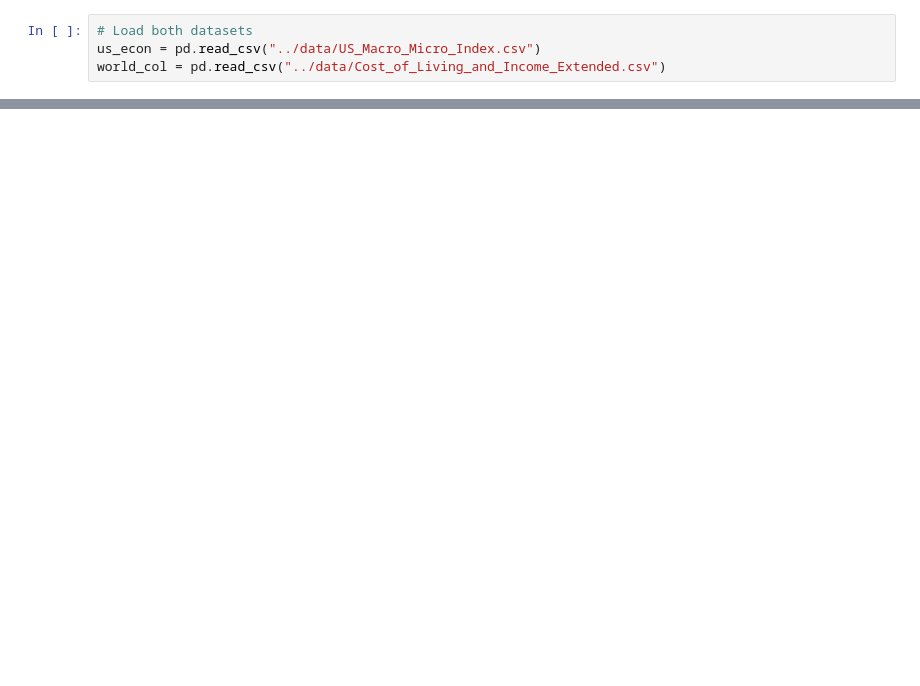
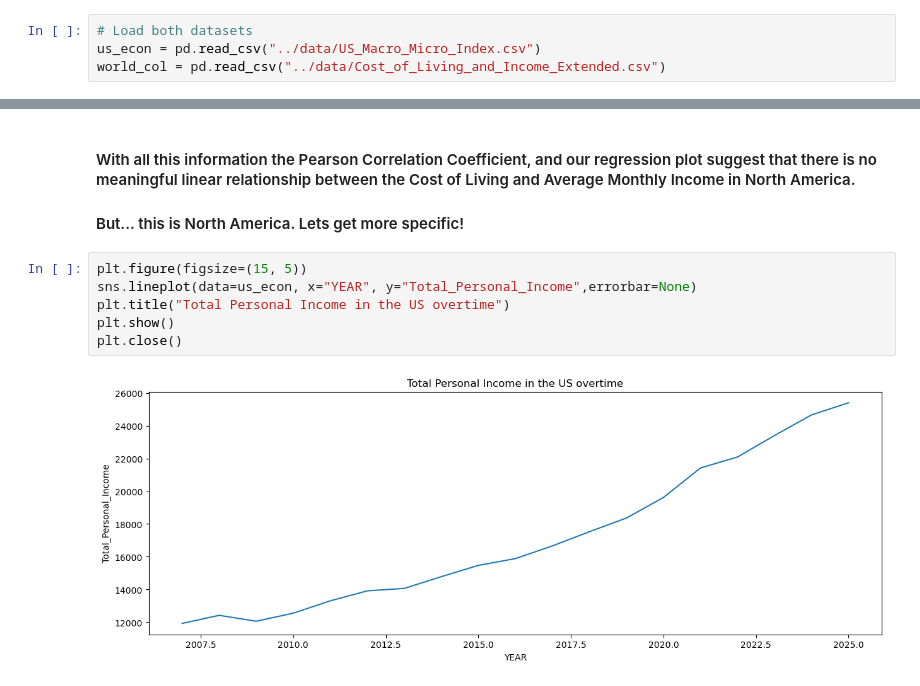
Before and after one commit to szhagnay/Cohort-A-Econ, a Jupyter notebook: notebooks/Sherla_eda1.ipynb, the cells around one changed output, grey strips where cells are left out. Saved outputs shown, nothing was run; the diff lists cells and outputs as text; blank space fills up the shorter version.

```diff
--- a/notebooks/Sherla_eda1.ipynb
+++ b/notebooks/Sherla_eda1.ipynb
@@ -87,0 +84,11 @@ plt.close()
+# %% [markdown]
+#### With all this information the Pearson Correlation Coefficient, and our regression plot suggest that there is no meaningful linear relationship between the Cost of Living and Average Monthly Income in North America.
+#### But... this is North America. Lets get more specific!
+# %%
+plt.figure(figsize=(15, 5))
+sns.lineplot(data=us_econ, x="YEAR", y="Total_Personal_Income",errorbar=None)
+plt.title("Total Personal Income in the US overtime")
+plt.show()
+plt.close()
+# %% [output]
+[figure, added]
```
Also changed, not shown: parts of 15 cells of this notebook, 1 other file.
